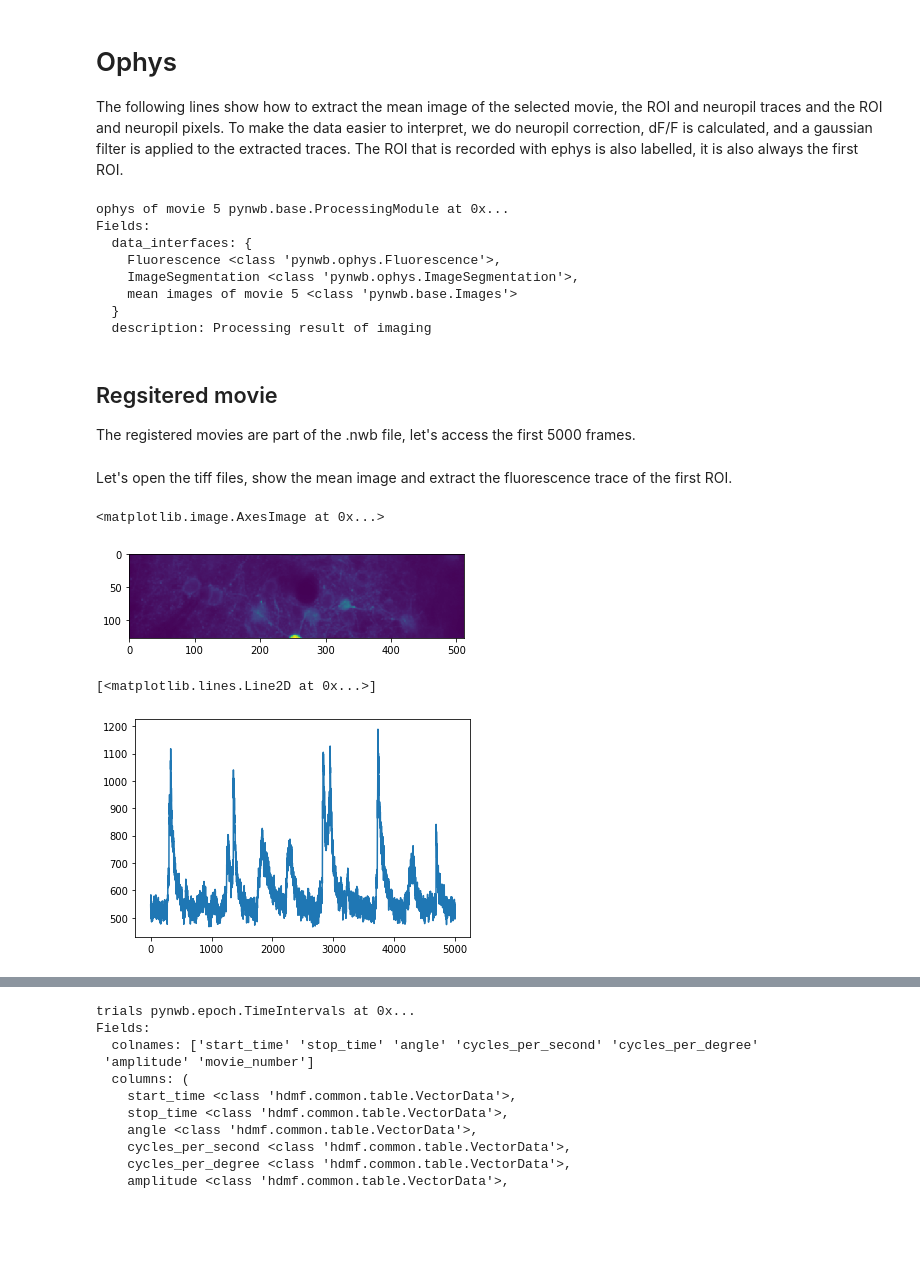
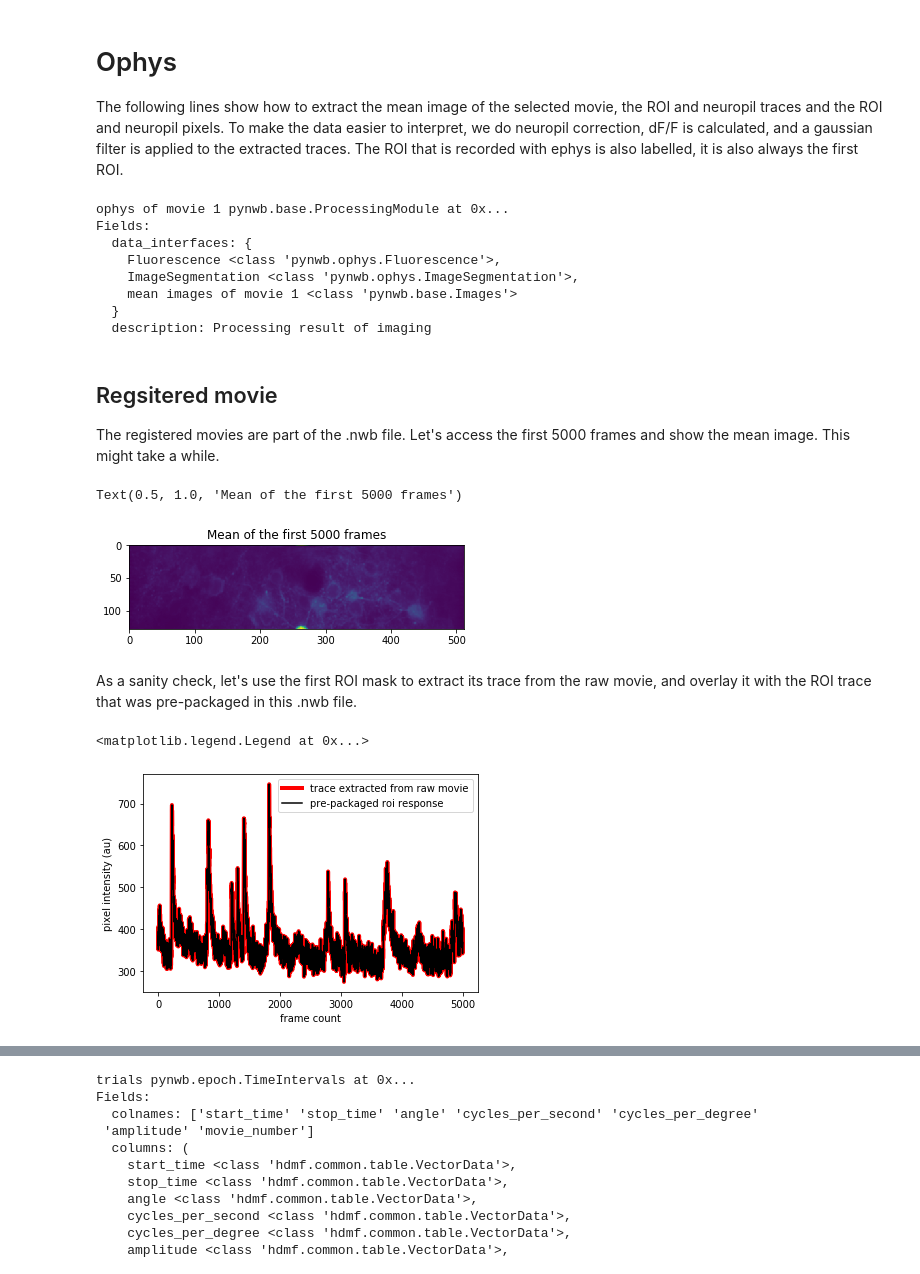
Before and after one commit to rozmar/jGCaMP8_mouse_cell_attached_pipeline, a Jupyter notebook: NWB_tutorial.ipynb, the cells around one changed output, grey strips where cells are left out. Drawn from its saved outputs; the diff is of its cells as text; code cells hidden in the pictures; blank space fills up the shorter version.

```diff
--- a/NWB_tutorial.ipynb
+++ b/NWB_tutorial.ipynb
@@ -101,2 +102,5 @@ def get_s3_url(dandiset_id, filepath):
+# %%
+dandihub = False
+base_dir_ = '/home/rozmar/Data/Calcium_imaging/GCaMP8_NWB/DANDI/000168/' # this points to the root directory of the dandiset
 # %% [markdown]
 ### Select Subject ID and cell number
@@ -104,28 +108,21 @@ sensor is also in the file name, please change that accordingly, use supplementa
 # %%
-dandihub = False
-gauss_filter_sigma = 10 #ms
+sensor = 'jGCaMP8s' #name of the sensor in that experiment (jGCaMP8s/jGCaMP8m/jGCaMP8f/jGCaMP7f/XCaMPgf)
+subject_id = 472182 #ID of the mouse
+cell_number = 1     #ID of the cell in this subject
 
-sensor = 'jGCaMP8s'
-subject_id = 472182
-cell_number = 1
-
-
-#sensor = 'jGCaMP8f'
-#subject_id = 471993
-#cell_number = 1
+gauss_filter_sigma = 10 #ms - only to make the final plot smoother
 
 if dandihub:
-    dandiset_id = "000168"#, "sub-478349/sub-478349_ses-jGCaMP8f-ANM478349-cell05_icephys+ophys.nwb"
     filepath = os.path.join(sensor,'{}_ANM{}_cell{}.nwb'.format(sensor,subject_id,str(cell_number).zfill(2)))
     s3_path = get_s3_url(dandiset_id, filepath)
     io = NWBHDF5IO(s3_path, mode='r', load_namespaces=True, driver='ros3')
 else:
-    base_dir = '/home/rozmar/Data/Calcium_imaging/GCaMP8_NWB/DANDI/000168/{}'.format(sensor)
+    base_dir = os.path.join(base_dir_,sensor)
     nwbfile = os.path.join(base_dir,'{}_ANM{}_cell{}.nwb'.format(sensor,subject_id,str(cell_number).zfill(2)))
     io = pynwb.NWBHDF5IO(nwbfile, 'r')
+
 nwbfile = io.read()
 
-
 print('Available movies are: {}'.format(list(nwbfile.imaging_planes.keys())))
 # %% [output]
 Available movies are: ['Movie_0', 'Movie_1', 'Movie_2', 'Movie_3', 'Movie_4', 'Movie_5', 'Movie_6']
@@ -143,2 +156,8 @@ movie_number = 5
+# %%
+movie_number = 1
+
+
+if 'Movie_{}'.format(movie_number) not in nwbfile.imaging_planes.keys():
+    print('!!! Not a valid movie number, please choose from: {}'.format(list(nwbfile.imaging_planes.keys())))
 # %% [markdown]
 # Imaging plane
@@ -168,11 +187,12 @@ The following lines show how to extract the mean image of the selected movie, th
 # %%
 ophys = nwbfile.processing['ophys of movie {}'.format(movie_number)]
 
-meanimage = ophys['mean images of movie {}'.format(movie_number)]
-mean_image_GCaMP = meanimage.images['{} at 940nm'.format(sensor)].data[:]
+meanimages = ophys['mean images of movie {}'.format(movie_number)]
+mean_image_GCaMP = meanimages.images['{} at 940nm'.format(sensor)].data[:]
 
 roi_traces = ophys['Fluorescence']['RoiResponseSeries'].data[:]
 neuropil_traces = ophys['Fluorescence']['NeuropilResponseSeries'].data[:]
+
 recorded_with_ephys = ophys['ImageSegmentation']['MovieSegmentation']['recorded_with_ephys'].data[:]
 putative_cell_type = ophys['ImageSegmentation']['MovieSegmentation']['cell_type'].data[:]
 roi_time = ophys['Fluorescence']['RoiResponseSeries'].timestamps[:]
@@ -180,8 +200,6 @@ roi_dff_list = []
 for roi_i,(roi_trace,neuropil_trace,recorded_cell,cell_type) in enumerate(zip(roi_traces,neuropil_traces,recorded_with_ephys,putative_cell_type)):
     f_corrected = roi_trace-0.8*neuropil_trace
     f0 = np.percentile(f_corrected,20)
-#    if f0<0:
-#        continue
     dff = (f_corrected-f0)/f0
     dff = gaussFilter(dff,imaging_plane.imaging_rate,sigma = gauss_filter_sigma/1000)
     roi_dff_list.append(dff)
@@ -198,6 +216,8 @@ for roi_i,(roi_trace,neuropil_trace,recorded_cell,cell_type) in enumerate(zip(ro
 roi_masks = ophys['ImageSegmentation']['MovieSegmentation']['image_mask'].data[:]
 neuropil_masks = ophys['ImageSegmentation']['MovieSegmentation']['neuropil_mask'].data[:]
 
+# This loop generates an image that shows the cellular and neuropil ROIs, and saves the center coordinates
+# for plotting purposes.
 roi_image = np.zeros_like(mean_image_GCaMP)
 roi_center_indices = []
 for roi_i,(roi_now,neuropil_now) in enumerate(zip(roi_masks,neuropil_masks)):
@@ -207,36 +227,44 @@ for roi_i,(roi_now,neuropil_now) in enumerate(zip(roi_masks,neuropil_masks)):
     roi_center_indices.append([np.median(x_ind),np.median(y_ind)])
 print(ophys)
 # %% [output]
-ophys of movie 5 pynwb.base.ProcessingModule at 0x...
+ophys of movie 1 pynwb.base.ProcessingModule at 0x...
 Fields:
   data_interfaces: {
     Fluorescence <class 'pynwb.ophys.Fluorescence'>,
     ImageSegmentation <class 'pynwb.ophys.ImageSegmentation'>,
-    mean images of movie 5 <class 'pynwb.base.Images'>
+    mean images of movie 1 <class 'pynwb.base.Images'>
   }
   description: Processing result of imaging
 # %% [markdown]
 ## Regsitered movie
-The registered movies are part of the .nwb file, let's access the first 5000 frames.
+The registered movies are part of the .nwb file. Let's access the first 5000 frames and show the mean image. This might take a while.
-# %% [markdown]
-Let's open the tiff files, show the mean image and extract the fluorescence trace of the first ROI.
 # %%
-
 movie_reg = nwbfile.acquisition['Registered movie {}'.format(movie_number)].data[:5000,:,:]
-
 movie_reg_mean= np.mean(movie_reg,0)
 plt.imshow(movie_reg_mean)
+plt.title('Mean of the first 5000 frames')
 # %% [output]
-<matplotlib.image.AxesImage at 0x...>
+Text(0.5, 1.0, 'Mean of the first 5000 frames')
-[figure, old version]
+[figure, new version]
+# %% [markdown]
+As a sanity check, let's use the first ROI mask to extract its trace from the raw movie, and overlay it with the ROI trace that was pre-packaged in this .nwb file.
 # %%
 roi_now = ophys['ImageSegmentation']['MovieSegmentation']['image_mask'].data[0]
+
 movie_flat  = np.reshape(movie_reg, (movie_reg.shape[0],-1))
 roi_flat = roi_now.flatten()
-f = np.dot(movie_flat[:,roi_flat>0], roi_flat[roi_flat>0])
-plt.plot(f)
+f_extracted = np.dot(movie_flat[:,roi_flat>0], roi_flat[roi_flat>0]) # extract the trace from the movie
+
+plt.plot(f_extracted, 'r-',linewidth = 4,label = 'trace extracted from raw movie')
+
+
+f_pre_packaged = ophys['Fluorescence']['RoiResponseSeries'].data[0,:5000] # pre-packaged trace
+plt.plot(f_pre_packaged, 'k-',label = 'pre-packaged roi response')
+plt.ylabel('pixel intensity (au)')
+plt.xlabel('frame count')
+plt.legend()
 # %% [output]
-[<matplotlib.lines.Line2D at 0x...>]
+<matplotlib.legend.Legend at 0x...>
-[figure, old version]
+[figure, new version]
 # %% [markdown]
 # Ephys
```
Also changed, not shown: parts of 19 cells of this notebook.
